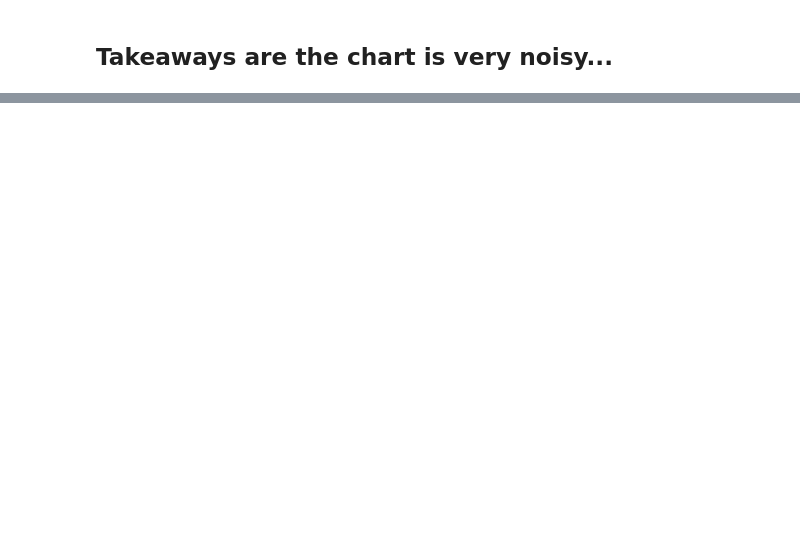
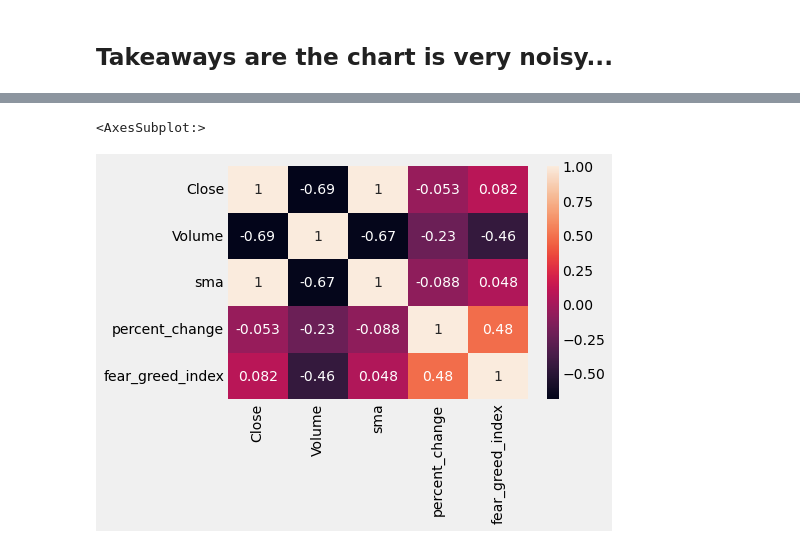
Before and after one commit to lincolnmuriithi11/Predicting_Equity_Prices, a Jupyter notebook: stock_predictor_SPY_Fear_Greed_Index.ipynb, the cells around one changed output, grey strips where cells are left out. Cells and saved outputs as stored; diff of their text form; code cells hidden in the pictures; blank space fills up the shorter version.

```diff
--- a/stock_predictor_SPY_Fear_Greed_Index.ipynb
+++ b/stock_predictor_SPY_Fear_Greed_Index.ipynb
@@ -265,0 +257,7 @@ train_monthly.corr()
+# %%
+corr = train_monthly.corr()
+# %%
+sns.heatmap(corr, annot = True, )
+# %% [output]
+<AxesSubplot:>
+[figure, added]
```
Also changed, not shown: parts of 10 cells of this notebook.
